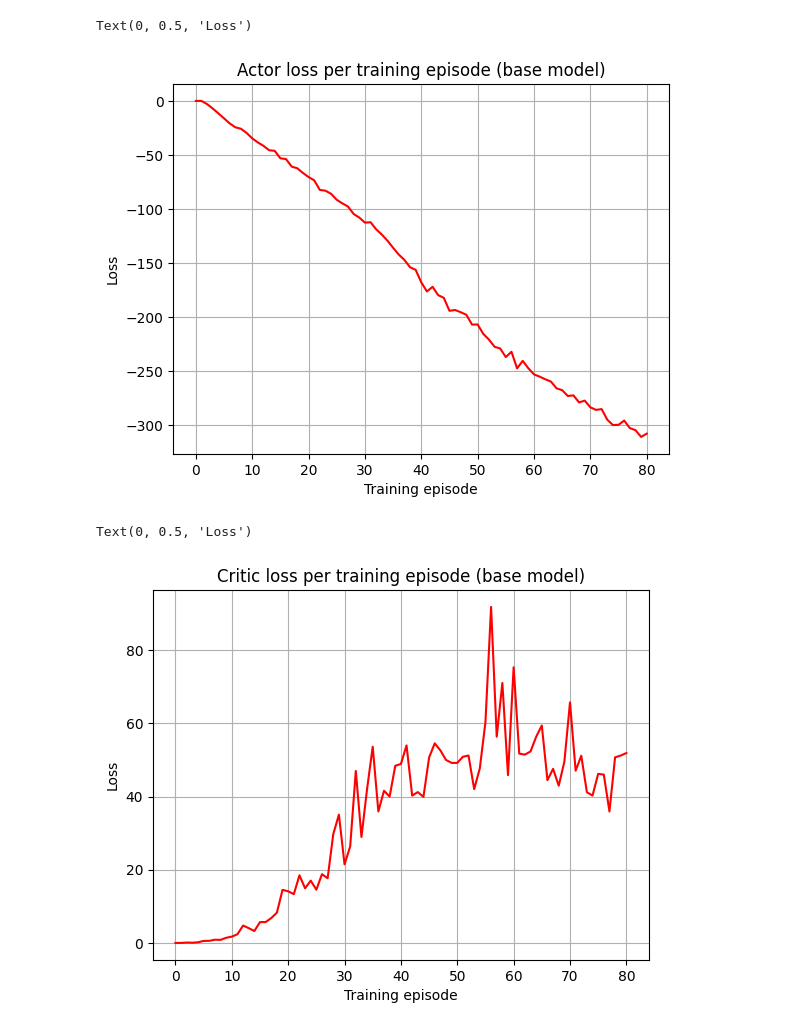
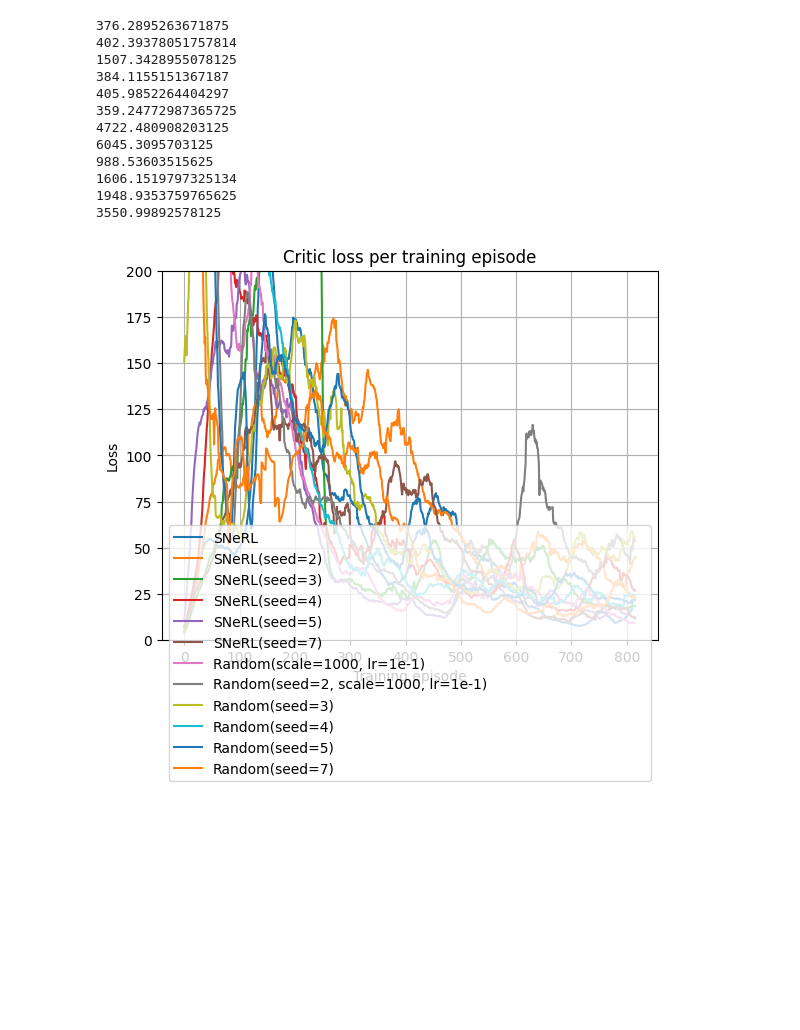
Before and after one commit to KutayDemiray/CS559, a Jupyter notebook: snerl/results.ipynb, the cells around one changed output. Drawn from its saved outputs; the diff is of its cells as text; code cells hidden in the pictures; blank space fills up the shorter version.

Commit message:
training scripts

```diff
--- a/snerl/results.ipynb
+++ b/snerl/results.ipynb
@@ -33,0 +202,8 @@ color = (1, 168/255, 0) # tensorflow orange
+# %%
+window_len = 12 # convention is 30 for 1m steps, which corresponds to 12 in 400k
+snerl_indices = [0, 19, 21, 23, 25, 29] #, 27, 31, 33, 35]
+rnd_indices = [2, 12, 14, 16, 18, 20] #, 28, 32, 34, 36]
+exp_indices = snerl_indices + rnd_indices #, 10, 13, 16]
+
+for i in exp_indices:
+    print(legend[i])
@@ -33,0 +213,9 @@ color = (1, 168/255, 0) # tensorflow orange
+# %%
+# soccer
+window_len = 18 # convention is 30 for 1m steps, which corresponds to 12 in 400k
+snerl_indices = [0, 11, 13, 15, 17, 19]
+rnd_indices = [1, 2, 3, 10]
+exp_indices = snerl_indices + rnd_indices #, 10, 13, 16]
+
+for i in exp_indices:
+    print(legend[i])
@@ -34,28 +325,34 @@ color = (1, 168/255, 0) # tensorflow orange
 # %%
-# actor loss
+# critic loss
 
-actor_losses = [log["actor_loss"] for log in list(train_log.values())[2:]] # first 2 steps don't have loss
-actor_losses = [0, 0] + actor_losses
+for i in exp_indices:
+    train_log = train_logs[i]
+    critic_losses = [log["critic_loss"] for log in list(train_log.values())[2:]] # first 2 steps don't have loss
+    critic_losses = [0, 0] + critic_losses
+    print(np.max(critic_losses))
+    critic_losses = np.convolve(critic_losses, np.ones(2 * window_len)/(2 * window_len), mode='valid')
+    plt.plot(critic_losses)
 
-plt.plot(actor_losses, color="red")
+
+
+plt.title("Critic loss per training episode")
 plt.grid()
-plt.title("Actor loss per training episode (base model)")
+plt.legend(legend[exp_indices], loc="lower left", mode="expand", bbox_to_anchor = (0, -0.4, 1, 0.2))
 plt.xlabel("Training episode")
 plt.ylabel("Loss")
+plt.ylim((0, 200))
+plt.show()
 # %% [output]
-Text(0, 0.5, 'Loss')
+376.2895263671875
+402.39378051757814
+1507.3428955078125
+384.1155151367187
+405.9852264404297
+359.24772987365725
+4722.480908203125
+6045.3095703125
+988.53603515625
+1606.1519797325134
+1948.9353759765625
+3550.99892578125
-[figure, old version]
+[figure, new version]
-# %%
-# critic loss
-
-critic_losses = [log["critic_loss"] for log in list(train_log.values())[2:]] # first 2 steps don't have loss
-critic_losses = [0, 0] + critic_losses
-
-plt.plot(critic_losses, color="red")
-plt.grid()
-plt.title("Critic loss per training episode (base model)")
-plt.xlabel("Training episode")
-plt.ylabel("Loss")
-# %% [output]
-Text(0, 0.5, 'Loss')
-[figure, removed]
```
Also changed, not shown: parts of 17 cells of this notebook, 9 other files.
